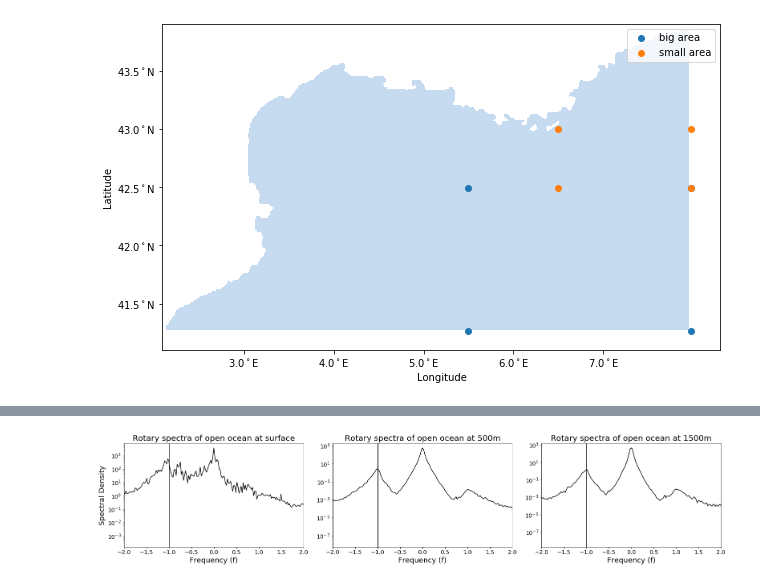
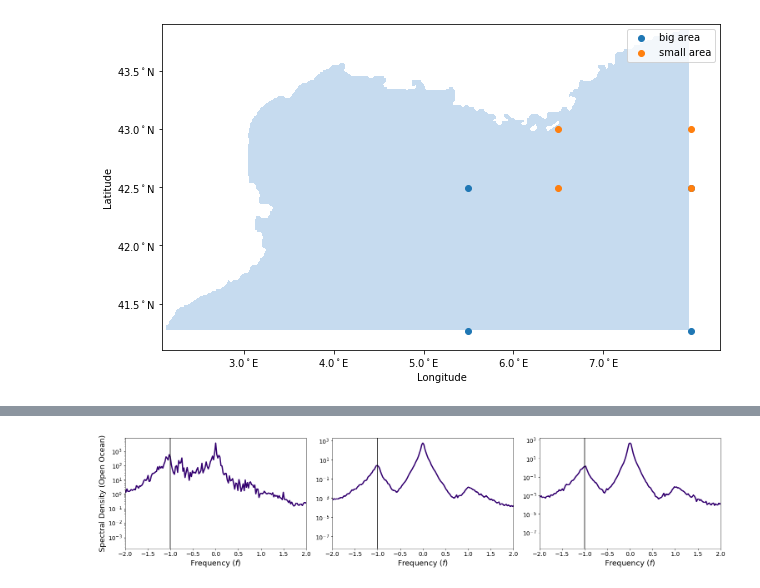
Before and after one commit to mclaret/JISAOinternship, a Jupyter notebook: notebooks/mark/juin_juillet_area.ipynb, the cells around one changed output, grey strips where cells are left out. Cells and saved outputs as stored; diff of their text form; code cells hidden in the pictures.

```diff
--- a/notebooks/mark/juin_juillet_area.ipynb
+++ b/notebooks/mark/juin_juillet_area.ipynb
@@ -167,32 +167,32 @@ for depth in depths:
     spectra[depth]['amps'] = np.fft.fftshift(amp/len(sizes))
     spectra[depth]['freqs'] = np.fft.fftshift(fq/len(sizes))
 # %%
-fig = plt.figure(figsize=(22.1,4.77))
+fig = plt.figure(figsize=(21.16,4.77))
 i=1
+purple = (0.2,0,0.4353)
 for depth in depths:
     # plot rotary spectra
     ax = fig.add_subplot(1,3,i)
-    ax.plot(spectra[depth]['freqs'], spectra[depth]['amps'], color='k')
+    line = ax.plot(spectra[depth]['freqs'], spectra[depth]['amps'], color=purple, linewidth=3)
     ax.set_xlim(-2,2)
 
     # Set the font name for axis tick labels
     for tick in ax.get_xticklabels():
         tick.set_fontsize(14)
     for tick in ax.get_yticklabels():
         tick.set_fontsize(14)
 
     # plot labels
     ax.set_yscale('log')
-    plt.axvline(x=-1, color='k', linewidth=1)
-    ax.set_xlabel('Frequency (f)', fontsize=18)
-    ax.set_title('Rotary spectra of open ocean at '+depth, fontsize=20)
+    ax.axvline(x=-1, color='k')
+    ax.set_xlabel('Frequency ($\it{f}$)', fontsize=18)
     if i<2:
-        ax.set_ylabel('Spectral Density', fontsize=18)
+        ax.set_ylabel('Spectral Density (Open Ocean)', fontsize=18)
     i+=1
 
 fig_path = './figures/'
 fname = 'spectra_area.png'
 fig.tight_layout()
 fig.savefig(fig_path+fname, dpi=80)
 # %% [output]
-[figure, old version]
+[figure, new version]
```
Also changed, not shown: 5 other files.
